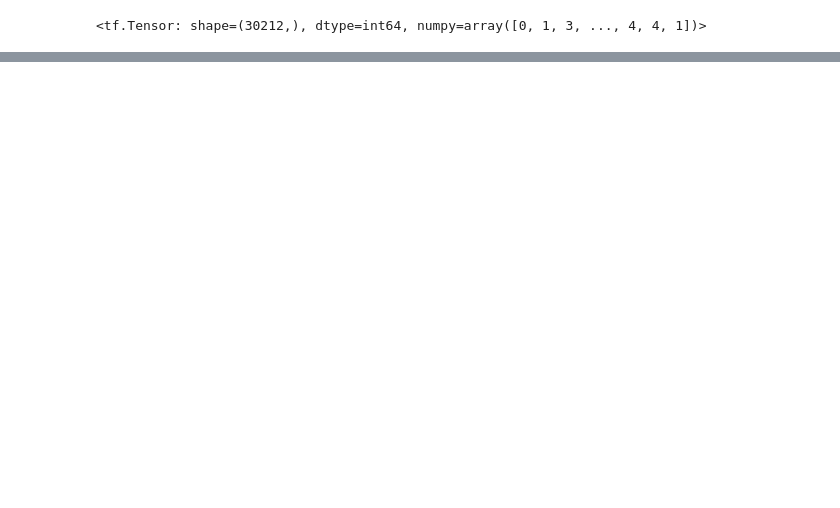
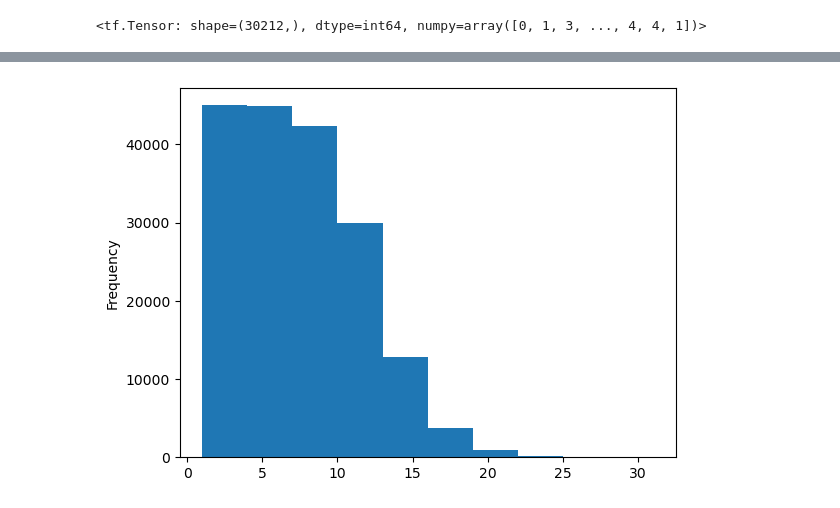
Before and after one commit to jahidul39306/TF_Journey, a Jupyter notebook: 9. SkimLit/pubmed-200k-rct-a-dataset-for-sequential-sentence.ipynb, the cells around one changed output, grey strips where cells are left out. Drawn from its saved outputs; the diff is of its cells as text; code cells hidden in the pictures; blank space fills up the shorter version.

```diff
--- a/9. SkimLit/pubmed-200k-rct-a-dataset-for-sequential-sentence.ipynb
+++ b/9. SkimLit/pubmed-200k-rct-a-dataset-for-sequential-sentence.ipynb
@@ -881,0 +904,4 @@ model_4_results
+# %%
+train_df["line_number"].plot.hist();
+# %% [output]
+[figure, added]
```
Also changed, not shown: parts of 40 cells of this notebook.
